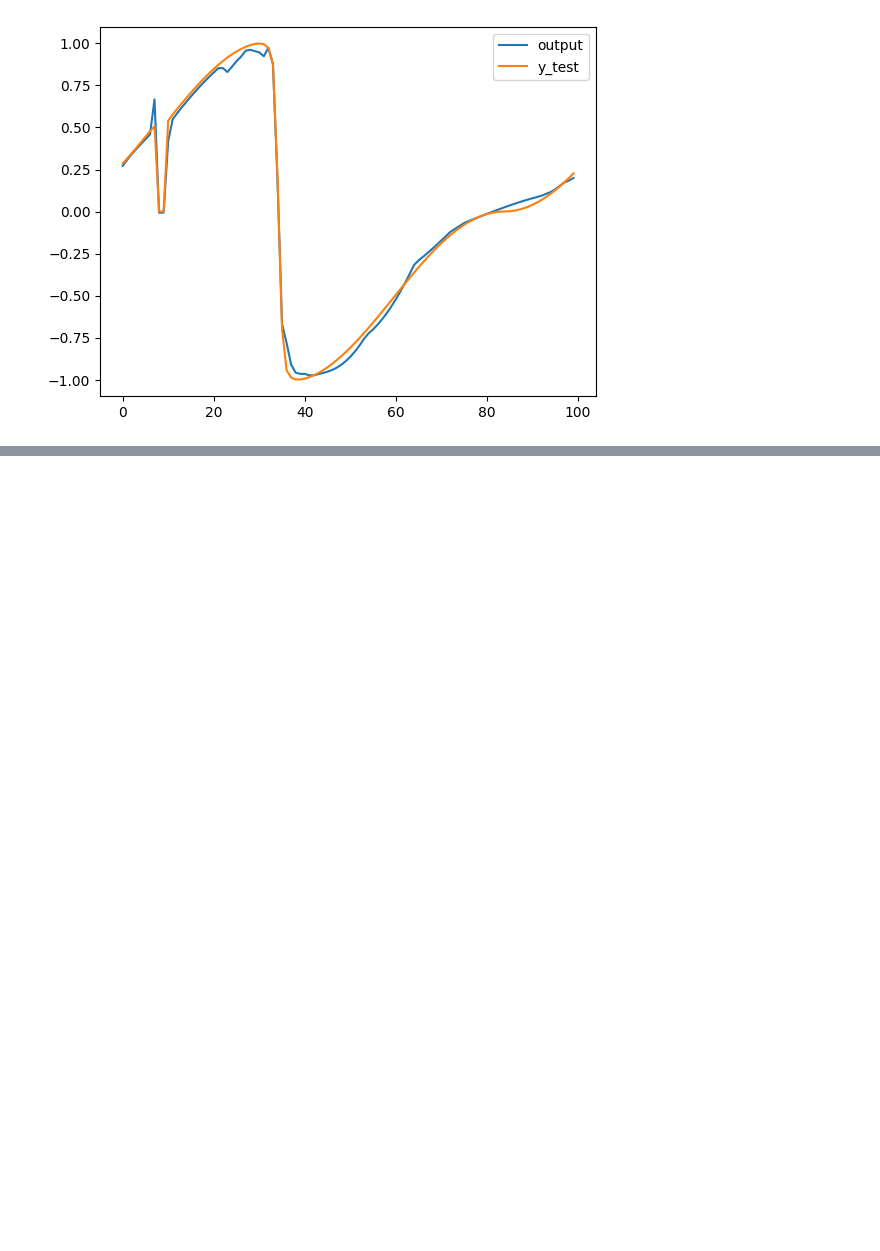
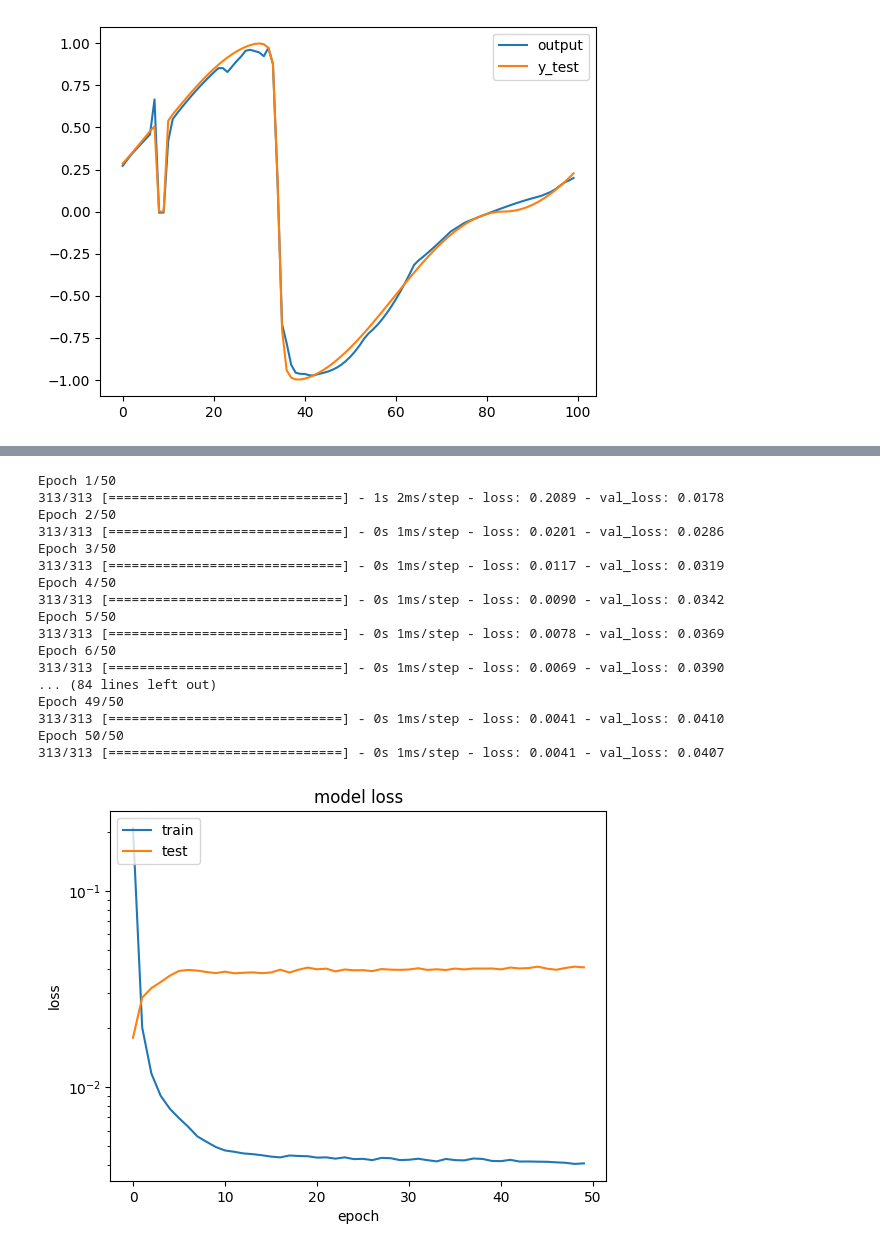
Before and after one commit to pawelmagnu/PyMPDATA, a Jupyter notebook: fluxes/second_attempt.ipynb, the cells around one changed output, grey strips where cells are left out. Cells and saved outputs as stored; diff of their text form; code cells hidden in the pictures; blank space fills up the shorter version.

```diff
--- a/fluxes/second_attempt.ipynb
+++ b/fluxes/second_attempt.ipynb
@@ -161,0 +179,28 @@ Epoch 200/200
+# %%
+df_train = pd.DataFrame(train_stencils, columns=['input', 'flux'])
+model = get_model(n_hidden_layers=3, n_neurons=5)
+df_test = df_train[-1000:]
+df_train = df_train[:10000]
+model, history = train_model(model, df_train, df_test, epochs=50)
+visualize_training(history)
+visualize_output(model, df_test[-100:])
+model.save('model3.h5')
+# %% [output]
+Epoch 1/50
+313/313 [==============================] - 1s 2ms/step - loss: 0.2089 - val_loss: 0.0178
+Epoch 2/50
+313/313 [==============================] - 0s 1ms/step - loss: 0.0201 - val_loss: 0.0286
+Epoch 3/50
+313/313 [==============================] - 0s 1ms/step - loss: 0.0117 - val_loss: 0.0319
+Epoch 4/50
+313/313 [==============================] - 0s 1ms/step - loss: 0.0090 - val_loss: 0.0342
+Epoch 5/50
+313/313 [==============================] - 0s 1ms/step - loss: 0.0078 - val_loss: 0.0369
+Epoch 6/50
+313/313 [==============================] - 0s 1ms/step - loss: 0.0069 - val_loss: 0.0390
+... (84 lines left out)
+Epoch 49/50
+313/313 [==============================] - 0s 1ms/step - loss: 0.0041 - val_loss: 0.0410
+Epoch 50/50
+313/313 [==============================] - 0s 1ms/step - loss: 0.0041 - val_loss: 0.0407
+[figure, added]
```
Also changed, not shown: parts of 15 cells of this notebook.
